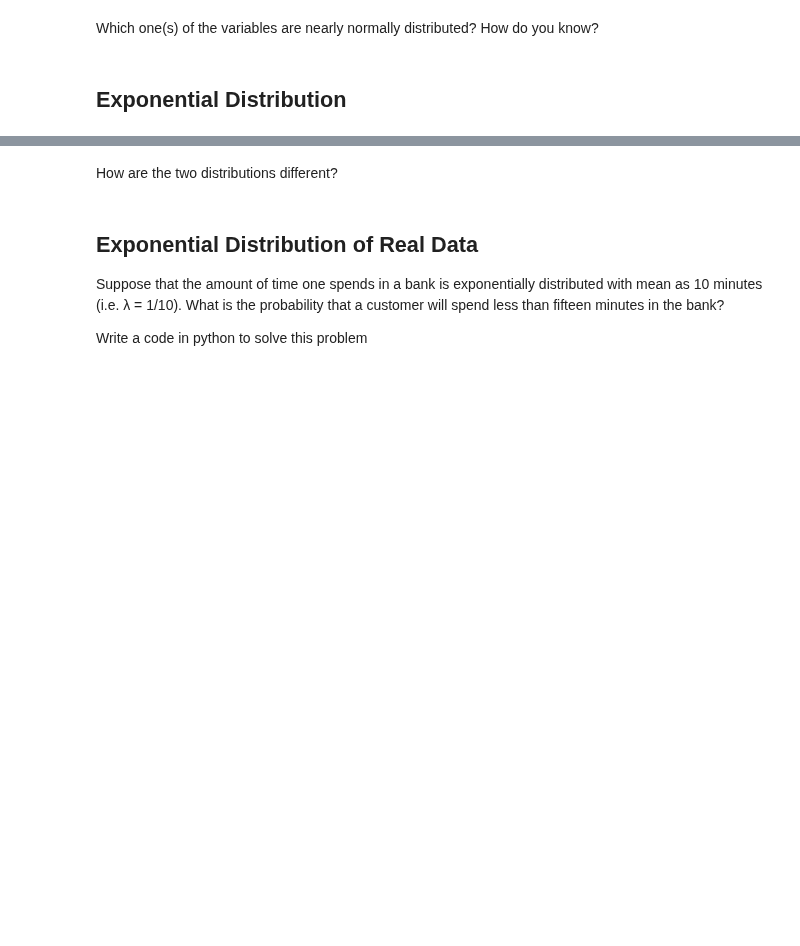
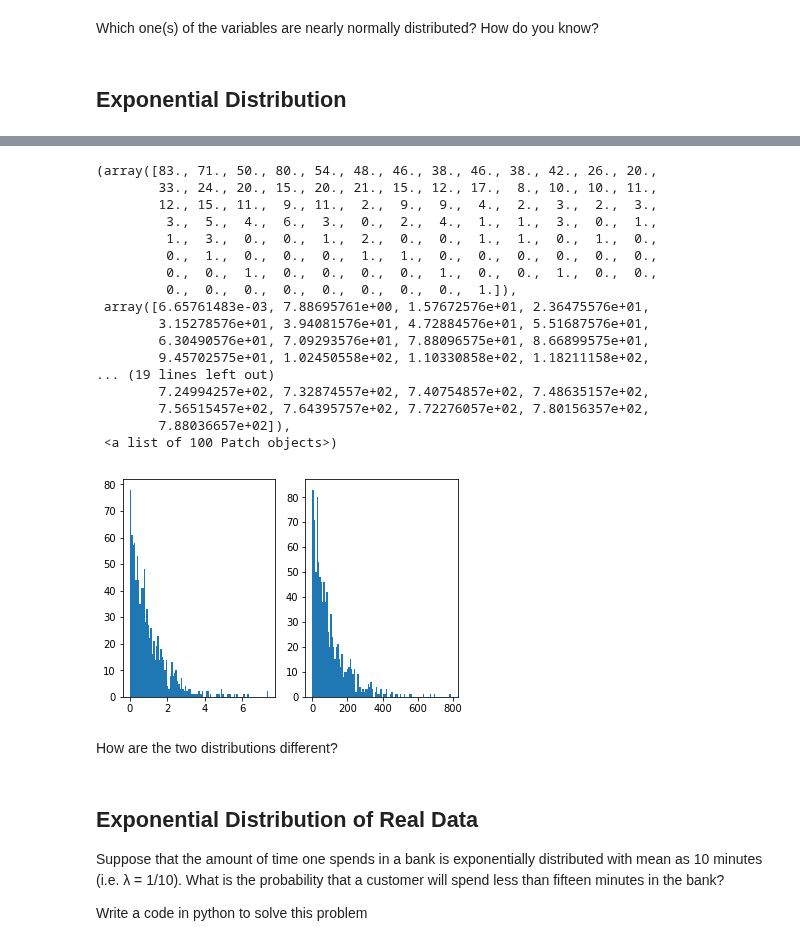
Before and after one commit to ironhack-labs/data-labs, a Jupyter notebook: module-2/lab-continuous-probability-distribution/your-code/main.ipynb, the cells around one changed output, grey strips where cells are left out. Drawn from its saved outputs; the diff is of its cells as text; code cells hidden in the pictures; blank space fills up the shorter version.

```diff
--- a/module-2/lab-continuous-probability-distribution/your-code/main.ipynb
+++ b/module-2/lab-continuous-probability-distribution/your-code/main.ipynb
@@ -152,2 +180,37 @@ Your output should look like below:
+# %%
+# your code here
+import numpy as np
+def generateExpo(mean, count):
+    return np.random.exponential(mean, count)
+
+# print(generateExpo(10, 1))
+# print(generateExpo(10, 100))
+
+# now call the function with both sets, plotting the histograms
+fig, ax = plt.subplots(1, 2)
+x = generateExpo(1, 1000)
+ax[0].hist(x, bins = 100)
+
+x2 = generateExpo(100, 1000)
+ax[1].hist(x2, bins = 100)
+# %% [output]
+(array([83., 71., 50., 80., 54., 48., 46., 38., 46., 38., 42., 26., 20.,
+        33., 24., 20., 15., 20., 21., 15., 12., 17.,  8., 10., 10., 11.,
+        12., 15., 11.,  9., 11.,  2.,  9.,  9.,  4.,  2.,  3.,  2.,  3.,
+         3.,  5.,  4.,  6.,  3.,  0.,  2.,  4.,  1.,  1.,  3.,  0.,  1.,
+         1.,  3.,  0.,  0.,  1.,  2.,  0.,  0.,  1.,  1.,  0.,  1.,  0.,
+         0.,  1.,  0.,  0.,  0.,  1.,  1.,  0.,  0.,  0.,  0.,  0.,  0.,
+         0.,  0.,  1.,  0.,  0.,  0.,  0.,  1.,  0.,  0.,  1.,  0.,  0.,
+         0.,  0.,  0.,  0.,  0.,  0.,  0.,  0.,  1.]),
+ array([6.65761483e-03, 7.88695761e+00, 1.57672576e+01, 2.36475576e+01,
+        3.15278576e+01, 3.94081576e+01, 4.72884576e+01, 5.51687576e+01,
+        6.30490576e+01, 7.09293576e+01, 7.88096575e+01, 8.66899575e+01,
+        9.45702575e+01, 1.02450558e+02, 1.10330858e+02, 1.18211158e+02,
+... (19 lines left out)
+        7.24994257e+02, 7.32874557e+02, 7.40754857e+02, 7.48635157e+02,
+        7.56515457e+02, 7.64395757e+02, 7.72276057e+02, 7.80156357e+02,
+        7.88036657e+02]),
+ <a list of 100 Patch objects>)
+[figure, added]
 # %% [markdown]
 How are the two distributions different?
```
Also changed, not shown: parts of 12 cells of this notebook.
